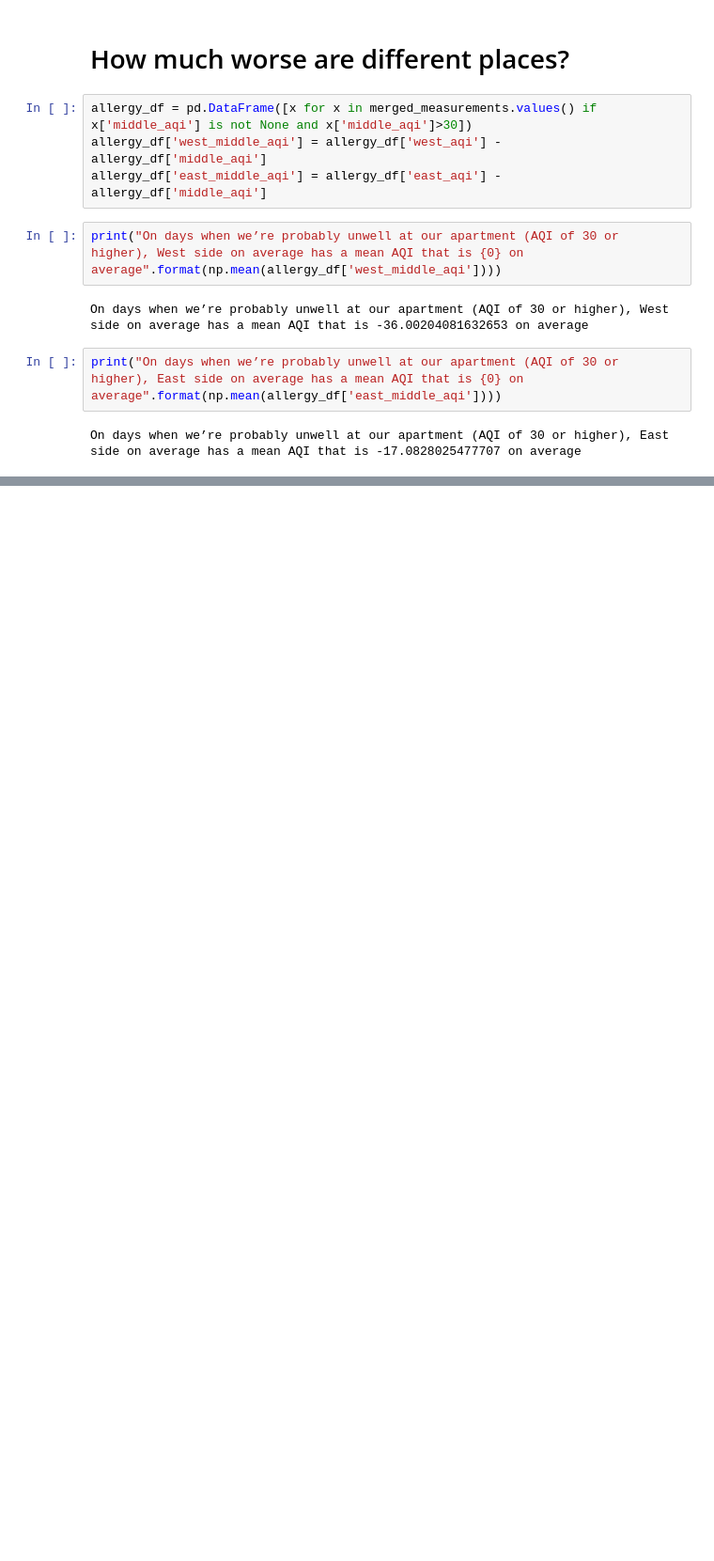
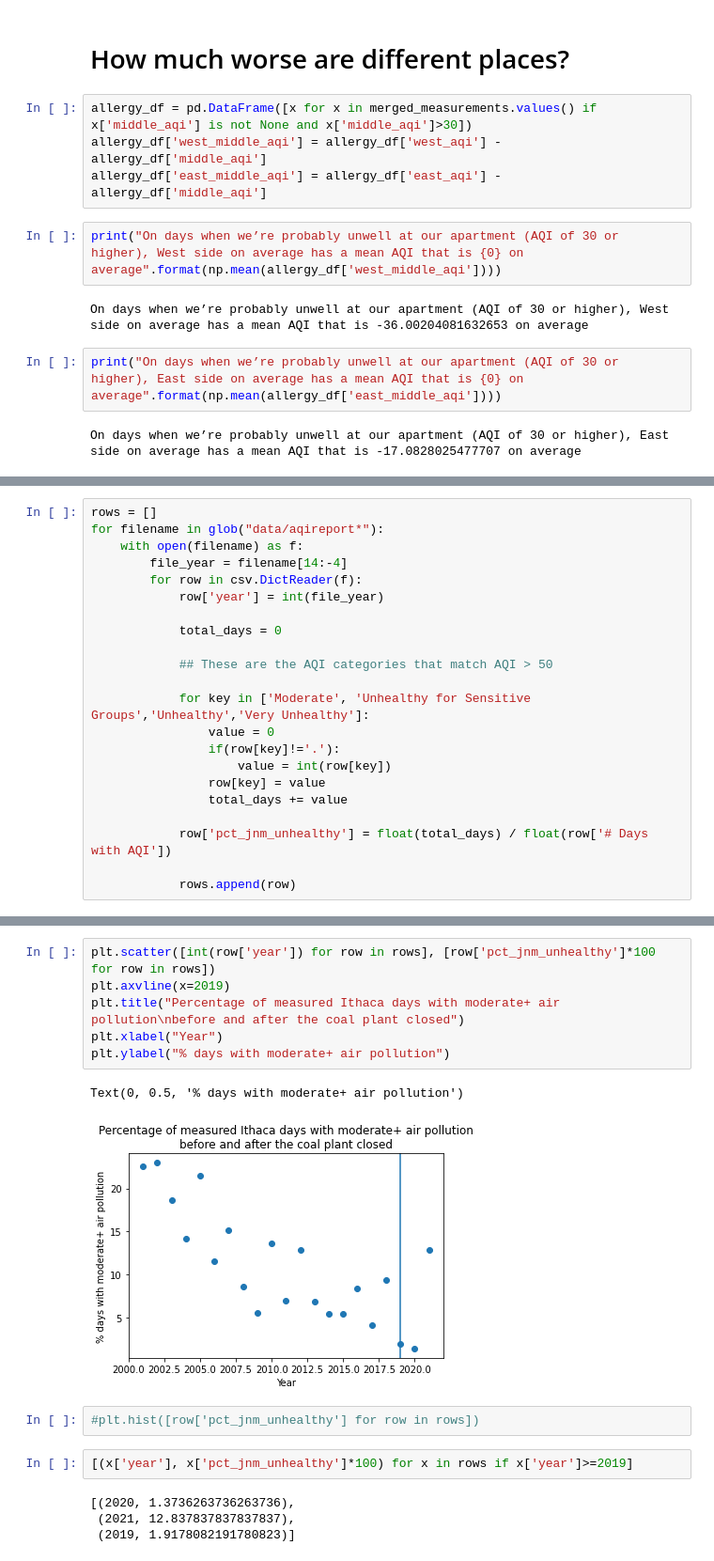
Before and after one commit to natematias/temperature-inversion, a Jupyter notebook: 2021-03-analyze-ithaca-air-quality.py.ipynb, the cells around one changed output, grey strips where cells are left out. Shown: that part at 94% size. Saved outputs shown, nothing was run; the diff lists cells and outputs as text; blank space fills up the shorter version.

Commit message:
updated to include percentage of days with air quality problems

```diff
--- a/2021-03-analyze-ithaca-air-quality.py.ipynb
+++ b/2021-03-analyze-ithaca-air-quality.py.ipynb
@@ -580,0 +589,22 @@ On days when we’re probably unwell at our apartment (AQI of 30 or higher), Eas
+# %%
+rows = []
+for filename in glob("data/aqireport*"):
+    with open(filename) as f:
+        file_year = filename[14:-4]
+        for row in csv.DictReader(f):
+            row['year'] = int(file_year)
+
+            total_days = 0
+
+            ## These are the AQI categories that match AQI > 50
+
+            for key in ['Moderate', 'Unhealthy for Sensitive Groups','Unhealthy','Very Unhealthy']:
+                value = 0
+                if(row[key]!='.'):
+                    value = int(row[key])
+                row[key] = value
+                total_days += value
+
+            row['pct_jnm_unhealthy'] = float(total_days) / float(row['# Days with AQI'])
+
+            rows.append(row)
@@ -580,0 +633,17 @@ On days when we’re probably unwell at our apartment (AQI of 30 or higher), Eas
+# %%
+plt.scatter([int(row['year']) for row in rows], [row['pct_jnm_unhealthy']*100 for row in rows])
+plt.axvline(x=2019)
+plt.title("Percentage of measured Ithaca days with moderate+ air pollution\nbefore and after the coal plant closed")
+plt.xlabel("Year")
+plt.ylabel("% days with moderate+ air pollution")
+# %% [output]
+Text(0, 0.5, '% days with moderate+ air pollution')
+[figure, added]
+# %%
+#plt.hist([row['pct_jnm_unhealthy'] for row in rows])
+# %%
+[(x['year'], x['pct_jnm_unhealthy']*100) for x in rows if x['year']>=2019]
+# %% [output]
+[(2020, 1.3736263736263736),
+ (2021, 12.837837837837837),
+ (2019, 1.9178082191780823)]
```
Also changed, not shown: parts of 9 cells of this notebook, 21 other files.
